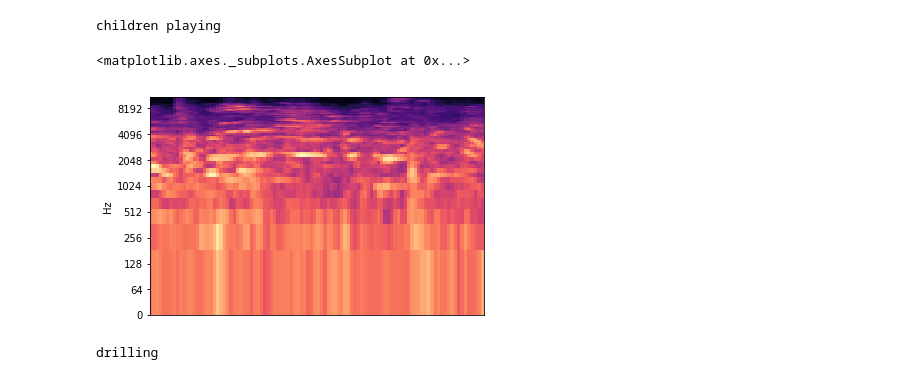
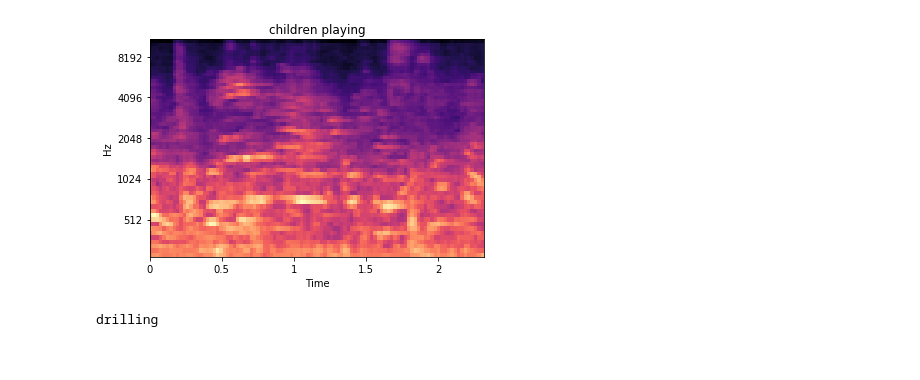
Before and after one commit to salasks/sounds_ai, a Jupyter notebook: extract_features_cnn.ipynb, the cells around one changed output. Drawn from its saved outputs; the diff is of its cells as text; code cells hidden in the pictures.

```diff
--- a/extract_features_cnn.ipynb
+++ b/extract_features_cnn.ipynb
@@ -79,14 +79,15 @@ tr_labels = np.load('cnn_tr_labels.npy')
 # %%
 import librosa.display
 sound_names = ["air conditioner","car horn","children playing",
 "dog bark","drilling","engine idling", "gun shot",
 "jackhammer","siren","street music"]
-print(sound_names[np.argmax(tr_labels[20])])
-librosa.display.specshow(tr_features[20].reshape(60,100), y_axis='log')
+# print(sound_names[np.argmax(tr_labels[20])])
+plt.figure()
+plt.title('children playing')
+librosa.display.specshow(tr_features[20].reshape(60,100), y_axis='mel',x_axis='time')
+plt.show()
 # %% [output]
-children playing
-<matplotlib.axes._subplots.AxesSubplot at 0x...>
-[figure, old version]
+[figure, new version]
 # %%
 sound_names = ["air conditioner","car horn","children playing",
 "dog bark","drilling","engine idling", "gun shot",
```
Also changed, not shown: parts of 6 cells of this notebook, 2 other files.
